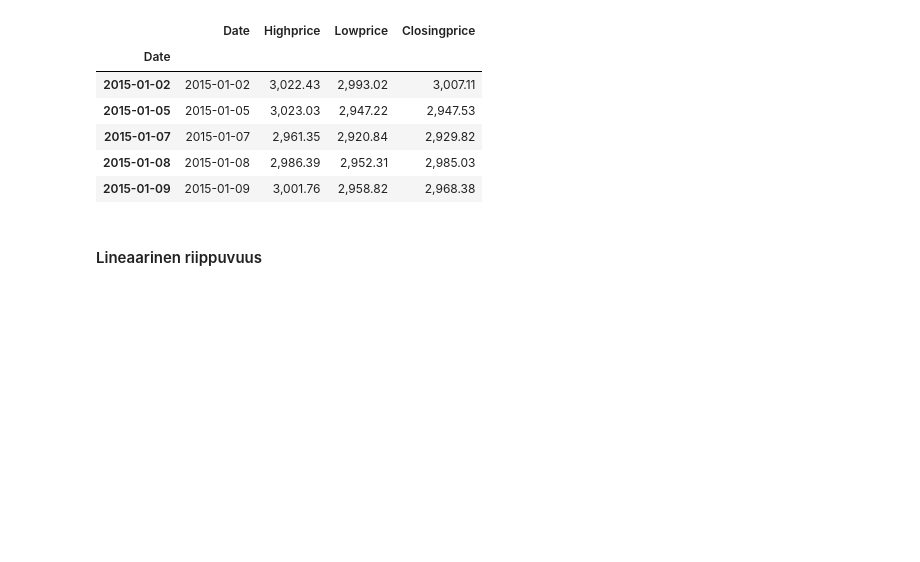
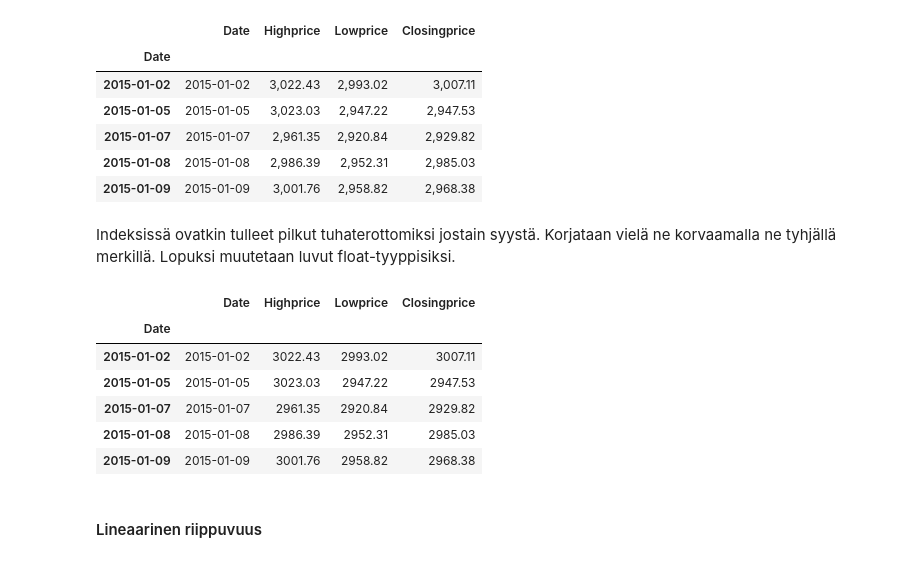
Before and after one commit to juhanurmonen/lineaarisen-regressiomallin-oletukset, a Jupyter notebook: lineaarisen-regression-oletukset.ipynb, the cells around one changed output. Drawn from its saved outputs; the diff is of its cells as text; code cells hidden in the pictures; blank space fills up the shorter version.

```diff
--- a/lineaarisen-regression-oletukset.ipynb
+++ b/lineaarisen-regression-oletukset.ipynb
@@ -183,3 +183,5 @@ markkinat.head()
 | 2015-01-07 | 2015-01-07 | 2,961.35 | 2,920.84 | 2,929.82 |
 | 2015-01-08 | 2015-01-08 | 2,986.39 | 2,952.31 | 2,985.03 |
 | 2015-01-09 | 2015-01-09 | 3,001.76 | 2,958.82 | 2,968.38 |
+# %% [markdown]
+Indeksissä ovatkin tulleet pilkut tuhaterottomiksi jostain syystä. Korjataan vielä ne korvaamalla ne tyhjällä merkillä. Lopuksi muutetaan luvut float-tyyppisiksi.
@@ -186,3 +198,15 @@ markkinat.head()
+# %%
+#### Katsotaan nyt lopputulosta
+
+markkinat.head()
+# %% [output]
+|  | Date | Highprice | Lowprice | Closingprice |
+| Date |  |  |  |  |
+| 2015-01-02 | 2015-01-02 | 3022.43 | 2993.02 | 3007.11 |
+| 2015-01-05 | 2015-01-05 | 3023.03 | 2947.22 | 2947.53 |
+| 2015-01-07 | 2015-01-07 | 2961.35 | 2920.84 | 2929.82 |
+| 2015-01-08 | 2015-01-08 | 2986.39 | 2952.31 | 2985.03 |
+| 2015-01-09 | 2015-01-09 | 3001.76 | 2958.82 | 2968.38 |
 # %% [markdown]
 #### Lineaarinen riippuvuus
 # %% [markdown]
```
Also changed, not shown: parts of 17 cells of this notebook, 2 other files.
